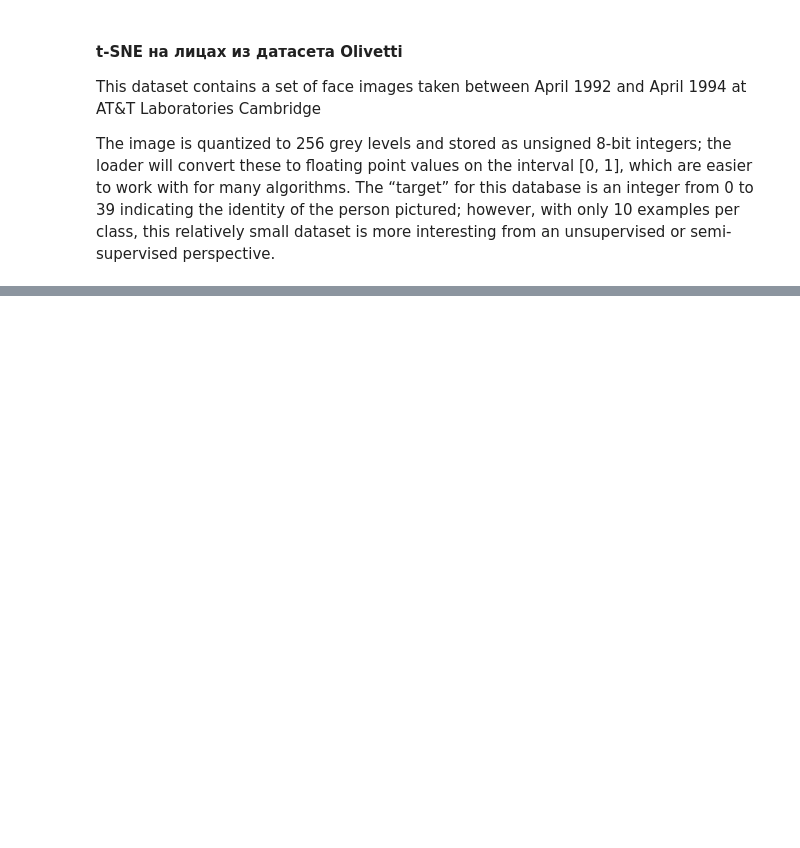
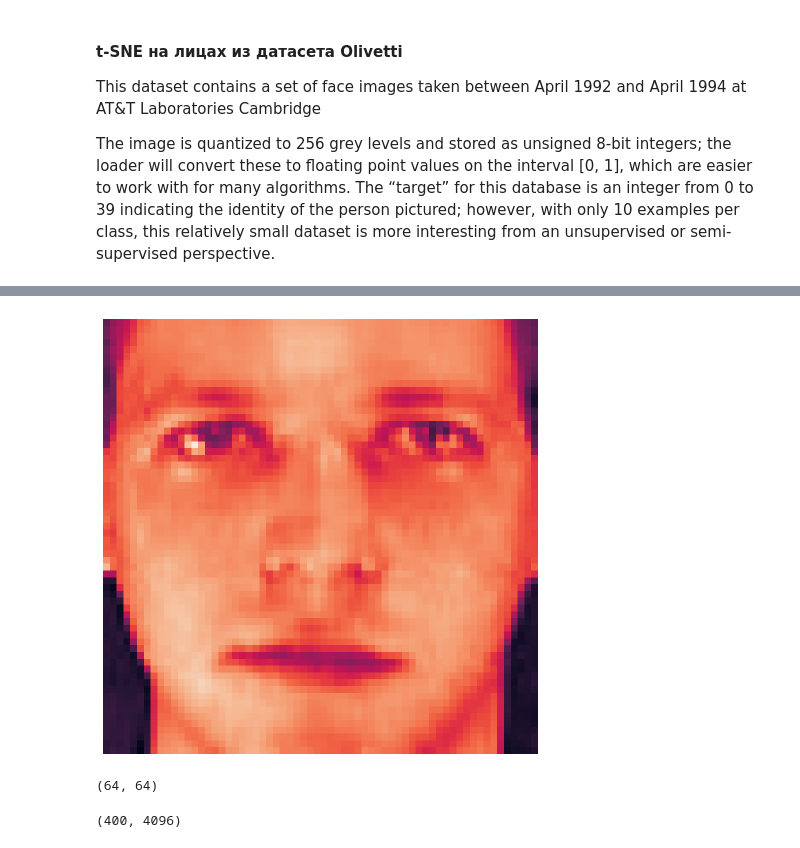
Before and after one commit to AICommunityInno/Seminars, a Jupyter notebook: fall-2020/seminar-6-dimensionality-reduction/seminar-6-2-pca.ipynb, the cells around one changed output, grey strips where cells are left out. Cells and saved outputs as stored; diff of their text form; code cells hidden in the pictures; blank space fills up the shorter version.

```diff
--- a/fall-2020/seminar-6-dimensionality-reduction/seminar-6-2-pca.ipynb
+++ b/fall-2020/seminar-6-dimensionality-reduction/seminar-6-2-pca.ipynb
@@ -227,0 +294,10 @@ plot_2d_images(faces_images, faces_tsne, img_size=(20, 20))
+# %%
+new_fS = fS.copy()
+new_fS[16:] = 0
+plot_images((fU @ np.diag(new_fS) @ fVt))
+# %% [output]
+[figure, added]
+# %%
+np.diag(fS).shape
+# %% [output]
+(64, 64)
@@ -227,0 +307,4 @@ plot_2d_images(faces_images, faces_tsne, img_size=(20, 20))
+# %%
+faces_centered.shape
+# %% [output]
+(400, 4096)
```
Also changed, not shown: parts of 19 cells of this notebook, 4 other files.
